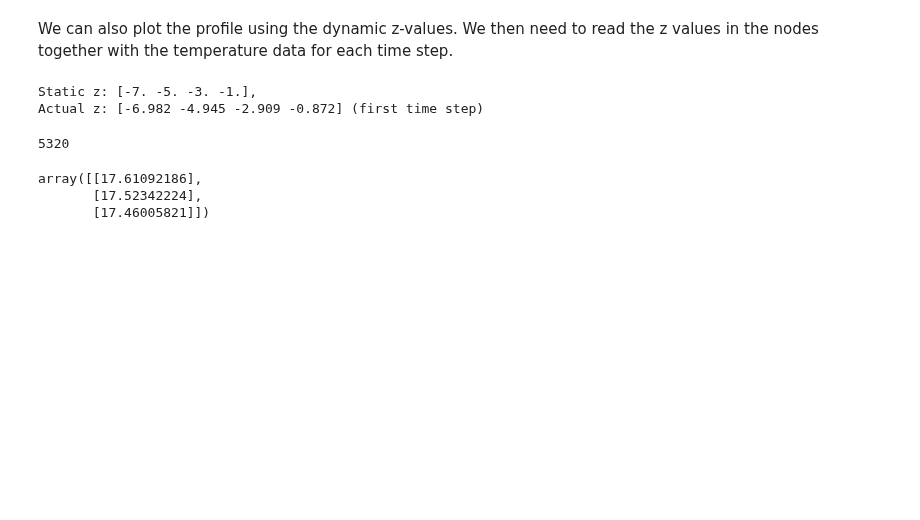
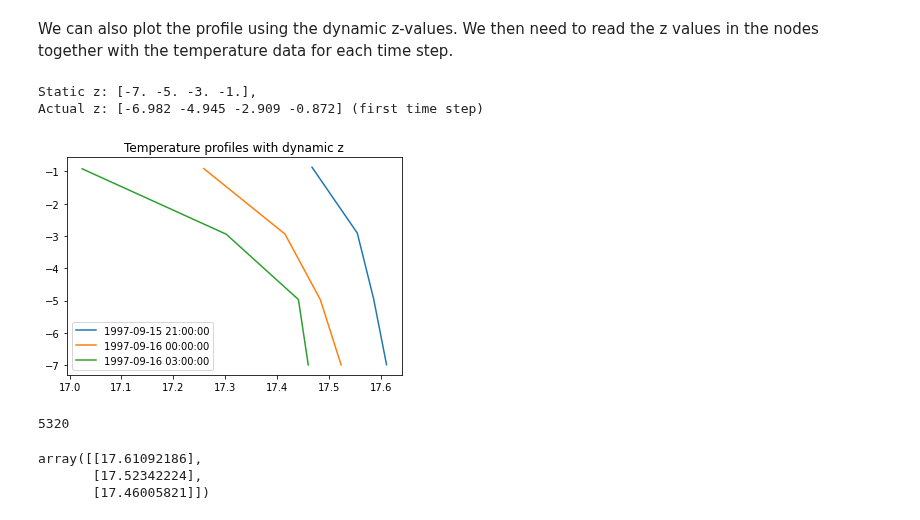
Before and after one commit to DHI/mikeio, a Jupyter notebook: notebooks/Dfsu - 3D sigma-z.ipynb, the cells around one changed output. Saved outputs shown, nothing was run; the diff lists cells and outputs as text; code cells hidden in the pictures; blank space fills up the shorter version.

```diff
--- a/notebooks/Dfsu - 3D sigma-z.ipynb
+++ b/notebooks/Dfsu - 3D sigma-z.ipynb
@@ -116,10 +116,12 @@ Static z: [-7. -5. -3. -1.],
 Actual z: [-6.982 -4.945 -2.909 -0.872] (first time step)
 # %%
 for timestep in range(len(ds_dyn.time)):
-    ec_dyn = dfs.calc_element_coordinates(elements=elem_ids, zn=ds_dyn['Z coordinate'][timestep,:])
-    plt.plot(ds_dyn['Temperature'][timestep, :],ec_dyn[:,2], label=f"{ds.time[timestep]}")
+    ec_dyn = dfs.calc_element_coordinates(elements=elem_ids, zn=ds_dyn['Z coordinate'][timestep,:].to_numpy())
+    plt.plot(ds_dyn['Temperature'][timestep, :].to_numpy(), ec_dyn[:,2], label=f"{ds.time[timestep]}")
 plt.title("Temperature profiles with dynamic z")
 plt.legend();
+# %% [output]
+[figure, added]
 # %%
 bot_elem_id = dfs.find_nearest_elements(max_x, max_y, -7)
 bot_elem_id
```
Also changed, not shown: 4 other files.
